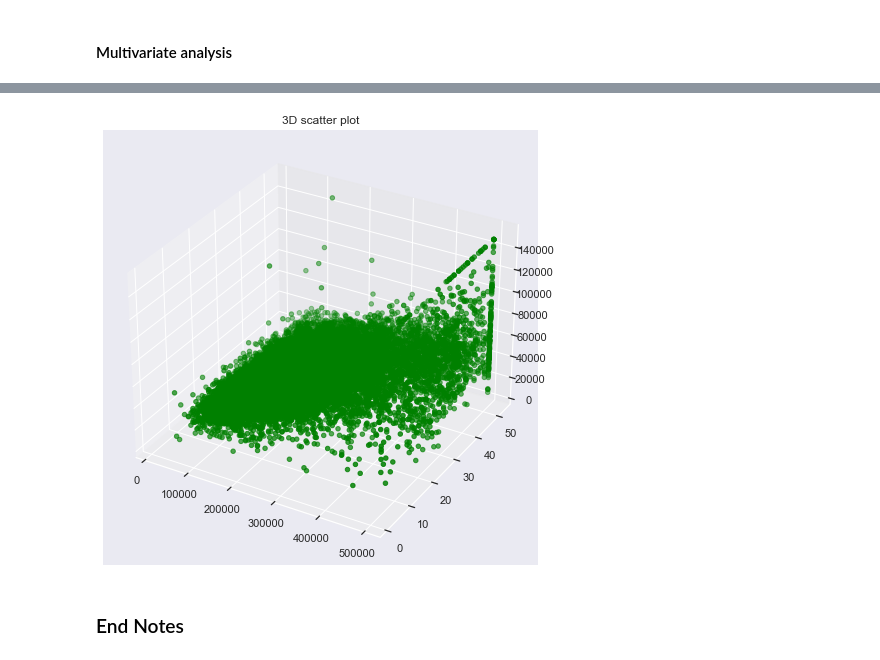
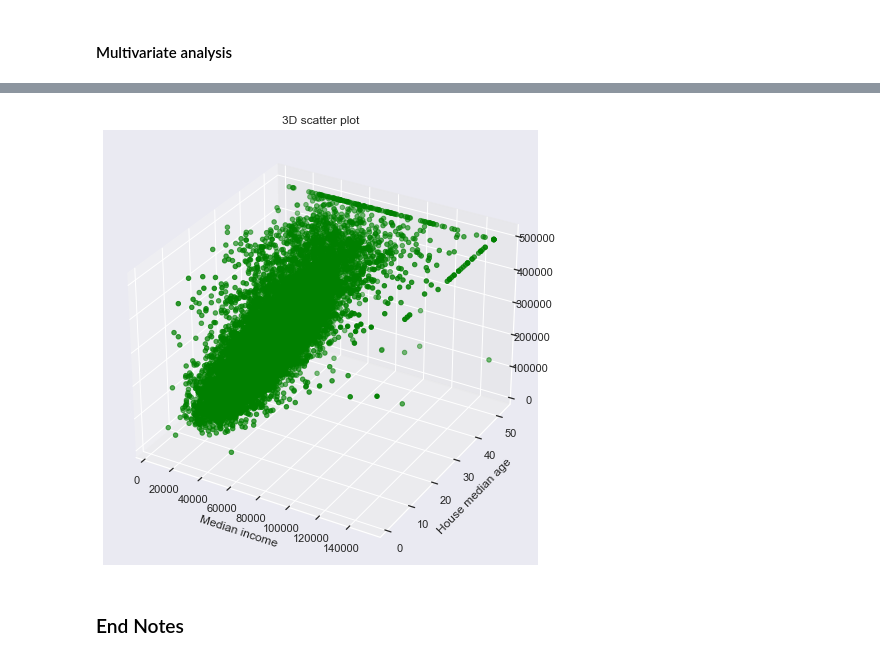
Before and after one commit to adilsmh/House-Market-Prediction, a Jupyter notebook: notebook/notebook_EDA.ipynb, the cells around one changed output, grey strips where cells are left out. Cells and saved outputs as stored; diff of their text form; code cells hidden in the pictures.

```diff
--- a/notebook/notebook_EDA.ipynb
+++ b/notebook/notebook_EDA.ipynb
@@ -159,23 +164,25 @@ sns.pairplot(df_fltd.iloc[:, 2:9])
 # %%
 # Import dedicated library
 from mpl_toolkits import mplot3d
 
 # Creating datasets
-x = df_fltd.median_house_value
+x = df_fltd.median_income
 y = df_fltd.housing_median_age
-z = df_fltd.median_income
+z = df_fltd.median_house_value
 
 # Creating figure
 fig = plt.figure(figsize = (10, 8))
 ax = plt.axes(projection ="3d")
 
 # Creating plot
 ax.scatter3D(x, y, z, color = "green")
 plt.title("3D scatter plot")
+plt.xlabel('Median income')
+plt.ylabel('House median age')
 
 # show plot
 plt.show()
 # %% [output]
-[figure, old version]
+[figure, new version]
 # %% [markdown]
 ### End Notes
```
Also changed, not shown: parts of 14 cells of this notebook.
